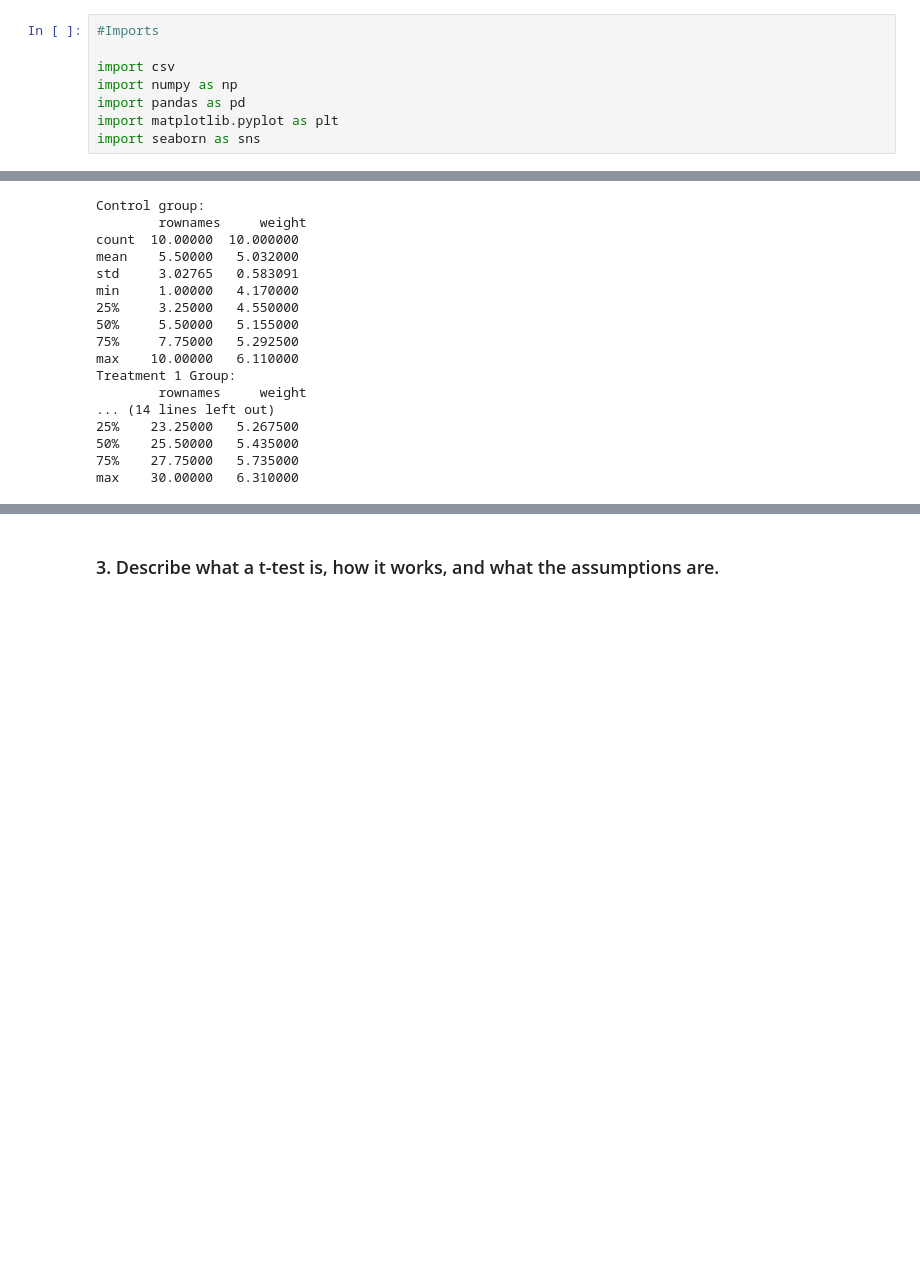
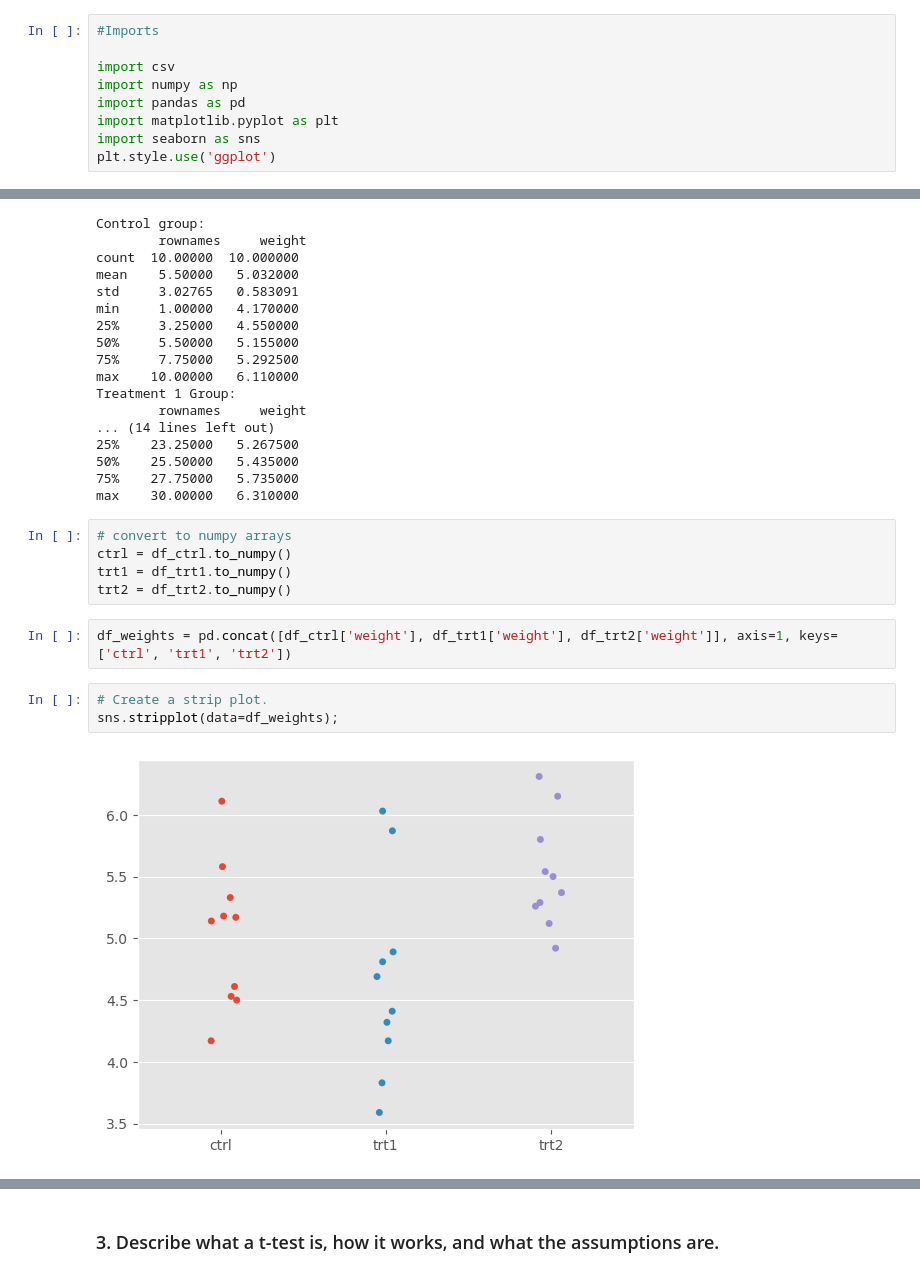
Before and after one commit to declanVfox/applied_statistics, a Jupyter notebook: project.ipynb, the cells around one changed output, grey strips where cells are left out. Drawn from its saved outputs; the diff is of its cells as text; blank space fills up the shorter version.

```diff
--- a/project.ipynb
+++ b/project.ipynb
@@ -10,6 +10,7 @@ import numpy as np
 import pandas as pd
 import matplotlib.pyplot as plt
 import seaborn as sns
+plt.style.use('ggplot')
 # %% [markdown]
 ### 1. Download and save the dataset
 # %%
@@ -125,3 +81,15 @@ Treatment 1 Group:
 50%    25.50000   5.435000
 75%    27.75000   5.735000
 max    30.00000   6.310000
+# %%
+# convert to numpy arrays
+ctrl = df_ctrl.to_numpy()
+trt1 = df_trt1.to_numpy()
+trt2 = df_trt2.to_numpy()
+# %%
+df_weights = pd.concat([df_ctrl['weight'], df_trt1['weight'], df_trt2['weight']], axis=1, keys=['ctrl', 'trt1', 'trt2'])
+# %%
+# Create a strip plot.
+sns.stripplot(data=df_weights);
+# %% [output]
+[figure, added]
```
Also changed, not shown: parts of 4 cells of this notebook, 1 other file.
